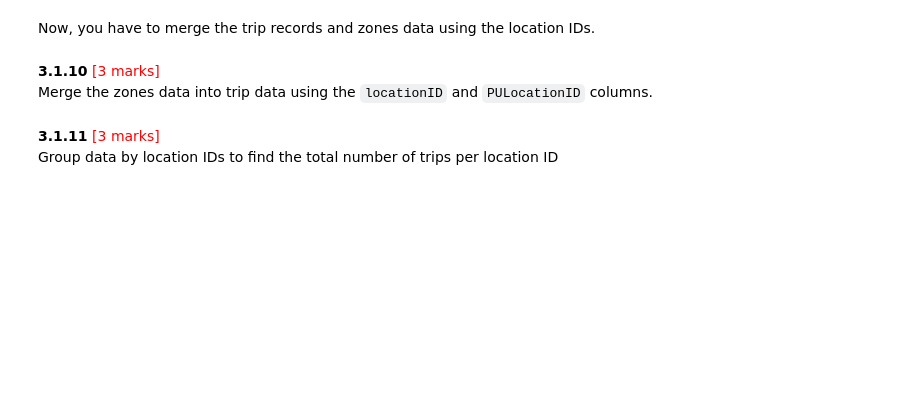
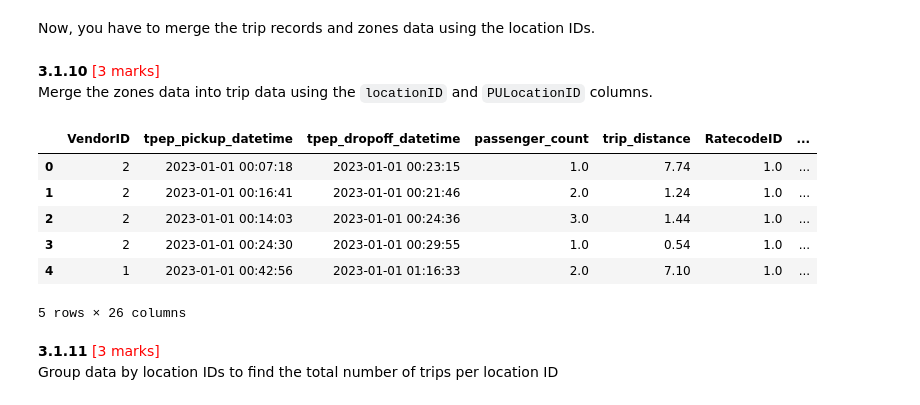
Before and after one commit to mayuresh-tungare/eda-assignment, a Jupyter notebook: EDA_Assg_NYC_Taxi_Starter.ipynb, the cells around one changed output. Cells and saved outputs as stored; diff of their text form; code cells hidden in the pictures; blank space fills up the shorter version.

```diff
--- a/EDA_Assg_NYC_Taxi_Starter.ipynb
+++ b/EDA_Assg_NYC_Taxi_Starter.ipynb
@@ -766,6 +842,16 @@ Now, you have to merge the trip records and zones data using the location IDs.
 Merge the zones data into trip data using the `locationID` and `PULocationID` columns.
 # %%
 # Merge zones and trip records using locationID and PULocationID
+sample_df = sample_df.merge(zones, left_on='PULocationID', right_on='LocationID', how='left')
+sample_df.head()
+# %% [output]
+|  | VendorID | tpep_pickup_datetime | tpep_dropoff_datetime | passenger_count | trip_distance | RatecodeID | ... |
+| 0 | 2 | 2023-01-01 00:07:18 | 2023-01-01 00:23:15 | 1.0 | 7.74 | 1.0 | ... |
+| 1 | 2 | 2023-01-01 00:16:41 | 2023-01-01 00:21:46 | 2.0 | 1.24 | 1.0 | ... |
+| 2 | 2 | 2023-01-01 00:14:03 | 2023-01-01 00:24:36 | 3.0 | 1.44 | 1.0 | ... |
+| 3 | 2 | 2023-01-01 00:24:30 | 2023-01-01 00:29:55 | 1.0 | 0.54 | 1.0 | ... |
+| 4 | 1 | 2023-01-01 00:42:56 | 2023-01-01 01:16:33 | 2.0 | 7.10 | 1.0 | ... |
+5 rows × 26 columns
 # %% [markdown]
 **3.1.11** <font color = red>[3 marks]</font> <br>
 Group data by location IDs to find the total number of trips per location ID
```
Also changed, not shown: parts of 10 cells of this notebook.
